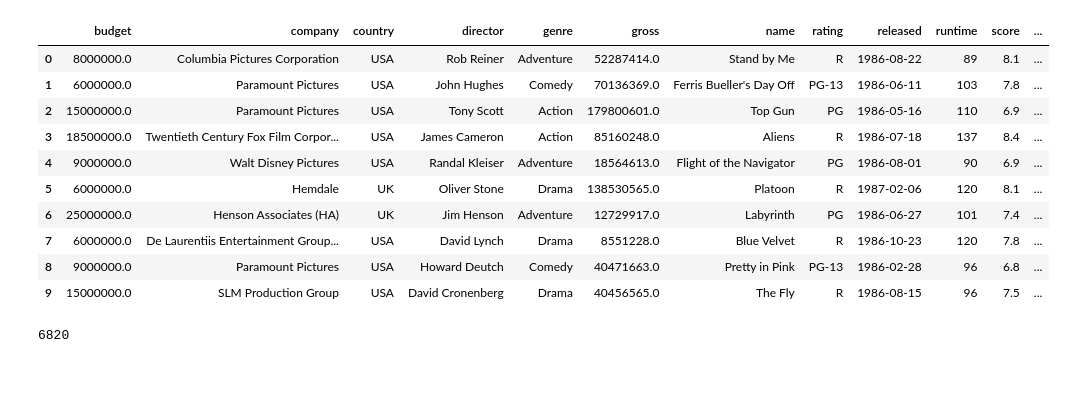
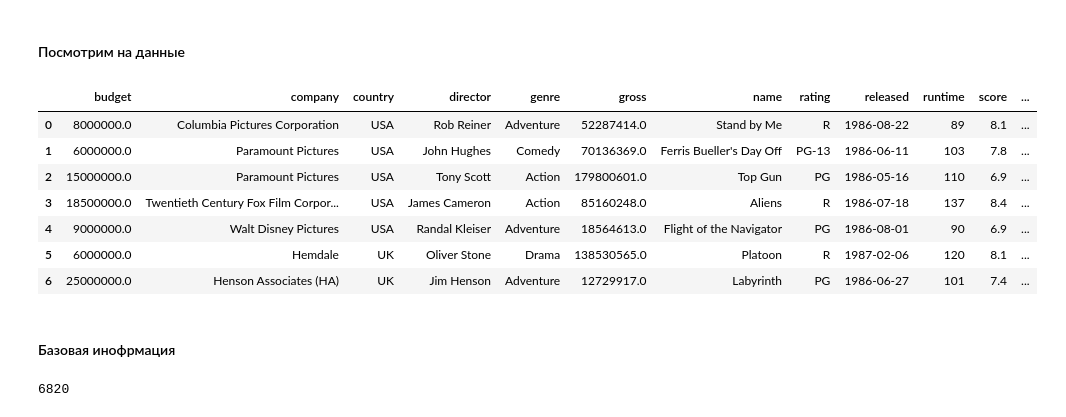
Before and after one commit to alexey-pismenny/EDA, a Jupyter notebook: vizualization.ipynb, the cells around one changed output. Drawn from its saved outputs; the diff is of its cells as text; code cells hidden in the pictures; blank space fills up the shorter version.

```diff
--- a/vizualization.ipynb
+++ b/vizualization.ipynb
@@ -7,20 +7,21 @@ colorset = sns.color_palette('Paired', 8)
 sns.set()
 # %%
 data = pd.read_csv("movies.csv", engine='python')
+# %% [markdown]
+#### Посмотрим на данные
 # %%
-data.head(n=10)
+data.head(n=7)
 # %% [output]
 |  | budget | company | country | director | genre | gross | name | rating | released | runtime | score | ... |
 | 0 | 8000000.0 | Columbia Pictures Corporation | USA | Rob Reiner | Adventure | 52287414.0 | Stand by Me | R | 1986-08-22 | 89 | 8.1 | ... |
 | 1 | 6000000.0 | Paramount Pictures | USA | John Hughes | Comedy | 70136369.0 | Ferris Bueller's Day Off | PG-13 | 1986-06-11 | 103 | 7.8 | ... |
 | 2 | 15000000.0 | Paramount Pictures | USA | Tony Scott | Action | 179800601.0 | Top Gun | PG | 1986-05-16 | 110 | 6.9 | ... |
 | 3 | 18500000.0 | Twentieth Century Fox Film Corpor... | USA | James Cameron | Action | 85160248.0 | Aliens | R | 1986-07-18 | 137 | 8.4 | ... |
 | 4 | 9000000.0 | Walt Disney Pictures | USA | Randal Kleiser | Adventure | 18564613.0 | Flight of the Navigator | PG | 1986-08-01 | 90 | 6.9 | ... |
 | 5 | 6000000.0 | Hemdale | UK | Oliver Stone | Drama | 138530565.0 | Platoon | R | 1987-02-06 | 120 | 8.1 | ... |
 | 6 | 25000000.0 | Henson Associates (HA) | UK | Jim Henson | Adventure | 12729917.0 | Labyrinth | PG | 1986-06-27 | 101 | 7.4 | ... |
-| 7 | 6000000.0 | De Laurentiis Entertainment Group... | USA | David Lynch | Drama | 8551228.0 | Blue Velvet | R | 1986-10-23 | 120 | 7.8 | ... |
-| 8 | 9000000.0 | Paramount Pictures | USA | Howard Deutch | Comedy | 40471663.0 | Pretty in Pink | PG-13 | 1986-02-28 | 96 | 6.8 | ... |
-| 9 | 15000000.0 | SLM Production Group | USA | David Cronenberg | Drama | 40456565.0 | The Fly | R | 1986-08-15 | 96 | 7.5 | ... |
+# %% [markdown]
+#### Базовая инофрмация
 # %%
 len(data)
 # %% [output]
```
Also changed, not shown: parts of 39 cells of this notebook, 1 other file.
